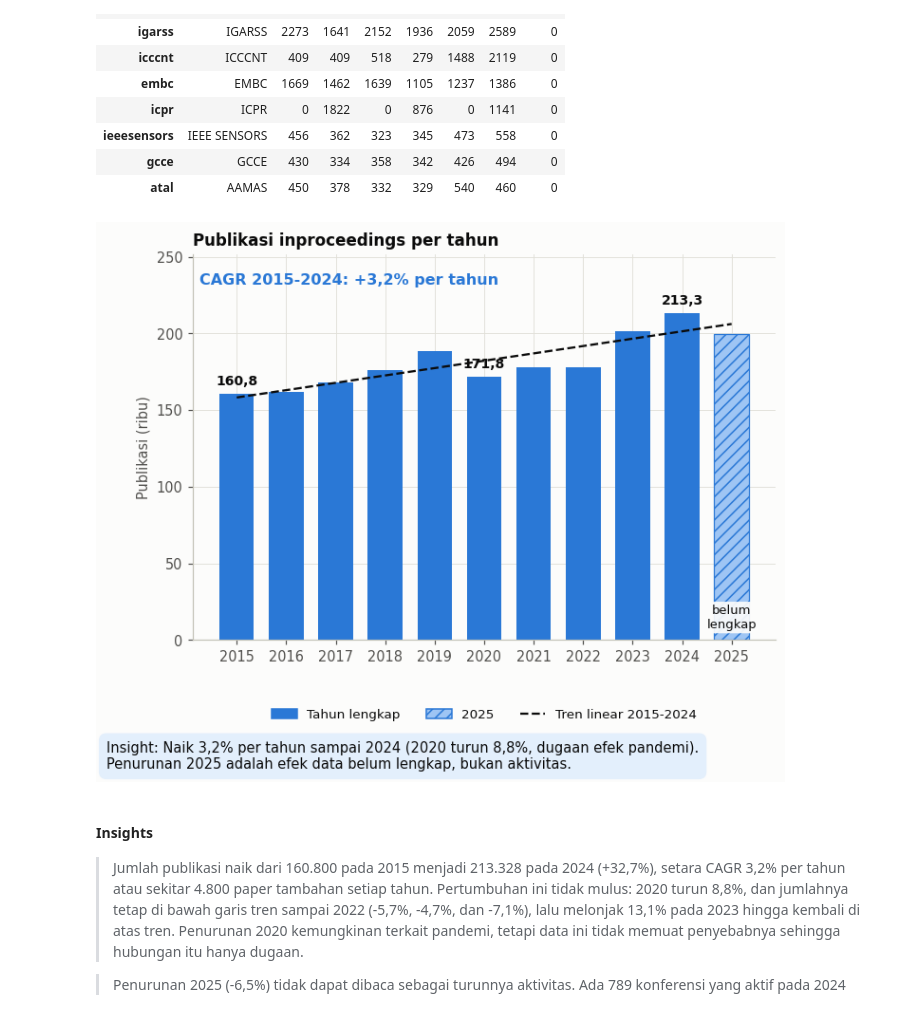
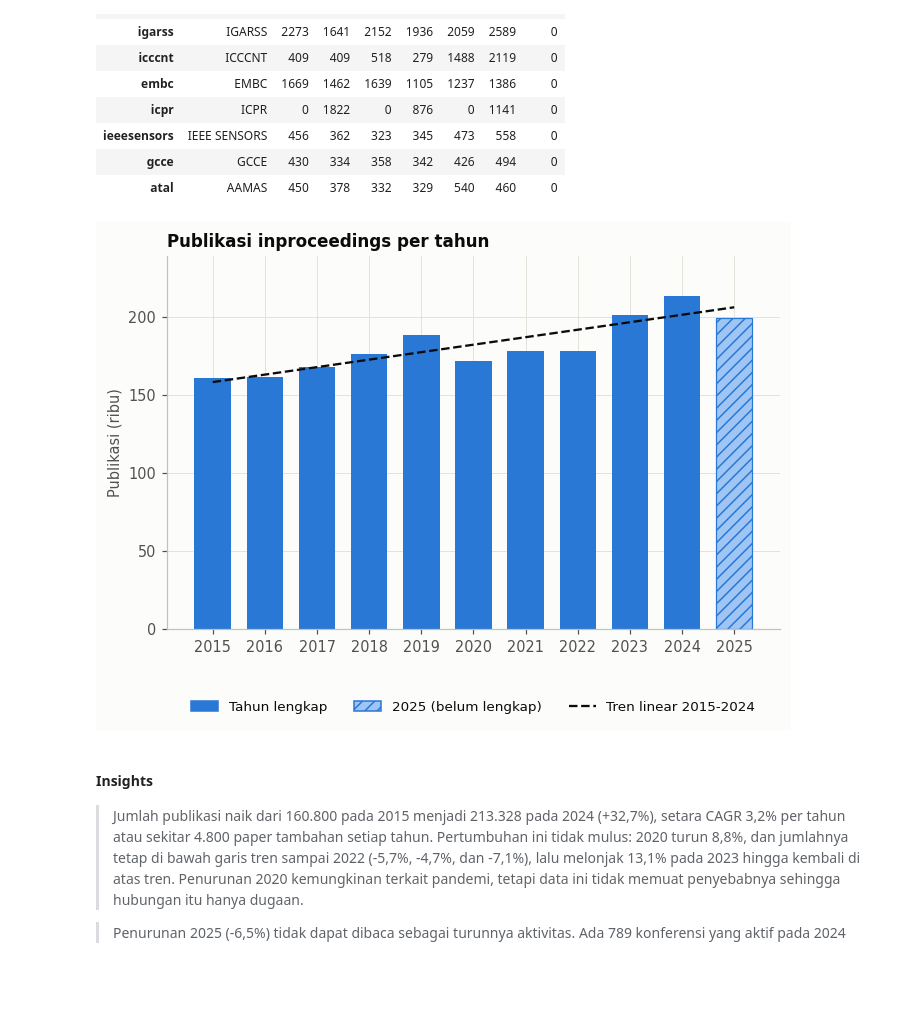
Before and after one commit to mahesa005/conference-pattern-mining-dblp, a Jupyter notebook: notebooks/01_eda.ipynb, the cells around one changed output. Saved outputs shown, nothing was run; the diff lists cells and outputs as text; code cells hidden in the pictures; blank space fills up the shorter version.

```diff
--- a/notebooks/01_eda.ipynb
+++ b/notebooks/01_eda.ipynb
@@ -220,13 +219,7 @@ def pct_id(value, digits=1):
     return f"{value:.{digits}f}".replace(".", ",") + "%"
 
 
-def save_fig(fig, name, insight=None):
-    if insight:
-        wrapped = textwrap.fill("Insight: " + insight, width=max(46, int(fig.get_figwidth() * 11.5)))
-        fig.canvas.draw()
-        bottom = fig.get_tightbbox(fig.canvas.get_renderer()).y0
-        fig.text(0.01, (bottom - 0.14) / fig.get_figheight(), wrapped, ha="left", va="top", fontsize=9.6, color=CFG.INK,
-                 bbox=dict(boxstyle="round,pad=0.55", fc="#e3effc", ec="none"))
+def save_fig(fig, name):
     fig.savefig(CFG.FIG_DIR / name)
     plt.show()
 
@@ -1153,34 +1141,25 @@ Perubahan 2025 terhadap 2024: -6.5% (semua venue) | +21.7% (hanya venue yang pun
 # %%
 years = per_year.index.values
 values = per_year.values
-yoy = per_year.pct_change().dropna() * 100
 
-fig, ax = plt.subplots(figsize=(7.2, 4.8))
+fig, ax = plt.subplots(figsize=(7.2, 4.4))
 bar_colors = [CFG.BLUE if y < CFG.YEAR_INCOMPLETE else CFG.BLUE_LIGHT for y in years]
 bars = ax.bar(years, values / 1e3, color=bar_colors, width=0.7, zorder=2)
 bars[-1].set_hatch("///")
 bars[-1].set_edgecolor(CFG.BLUE)
 bars[-1].set_linewidth(0.8)
-ax.plot(years, (slope * years + intercept) / 1e3, color=CFG.INK, ls="--", lw=1.5, zorder=3, label="Tren linear 2015-2024")
-for x in (years[0], 2020, 2024):
-    v = per_year.loc[x] / 1e3
-    ax.text(x, v + 4, fmt_id(v, 1), ha="center", va="bottom", fontsize=9.2, fontweight="bold", color=CFG.INK)
-ax.text(years[-1], 6, "belum\nlengkap", ha="center", va="bottom", fontsize=8.6, color=CFG.INK,
-        bbox=dict(boxstyle="round,pad=0.2", fc=CFG.SURFACE, ec="none", alpha=0.92), zorder=5)
-ax.set_ylim(0, values.max() / 1e3 * 1.18)
+ax.plot(years, (slope * years + intercept) / 1e3, color=CFG.INK, ls="--", lw=1.5, zorder=3)
+ax.set_ylim(0, values.max() / 1e3 * 1.12)
 ax.set_xticks(years)
 ax.set_ylabel("Publikasi (ribu)")
 ax.set_title("Publikasi inproceedings per tahun")
-ax.text(0.012, 0.95, "CAGR 2015-2024: +" + f"{cagr * 100:.1f}".replace(".", ",") + "% per tahun",
-        transform=ax.transAxes, fontsize=10.5, fontweight="bold", color=CFG.BLUE, va="top")
 ax.legend(handles=[Patch(color=CFG.BLUE, label="Tahun lengkap"),
-                   Patch(facecolor=CFG.BLUE_LIGHT, hatch="///", edgecolor=CFG.BLUE, label="2025"),
+                   Patch(facecolor=CFG.BLUE_LIGHT, hatch="///", edgecolor=CFG.BLUE, label="2025 (belum lengkap)"),
                    Line2D([], [], color=CFG.INK, ls="--", label="Tren linear 2015-2024")],
-          loc="lower center", ncol=3, bbox_to_anchor=(0.5, -0.24), fontsize=8.8)
-save_fig(fig, "t1_publikasi_per_tahun.png",
-         insight=f"Naik {pct_id(cagr * 100, 1)} per tahun sampai 2024 (2020 turun {pct_id(abs(yoy.loc[2020]), 1)}, dugaan efek pandemi). Penurunan 2025 adalah efek data belum lengkap, bukan aktivitas.")
+          loc="lower center", ncol=3, bbox_to_anchor=(0.5, -0.26), fontsize=8.8)
+save_fig(fig, "t1_publikasi_per_tahun.png")
 # %% [output]
-[figure, old version]
+[figure, new version]
 # %% [markdown]
 #### Insights
 
```
Also changed, not shown: parts of 15 cells of this notebook, 3 other files.
